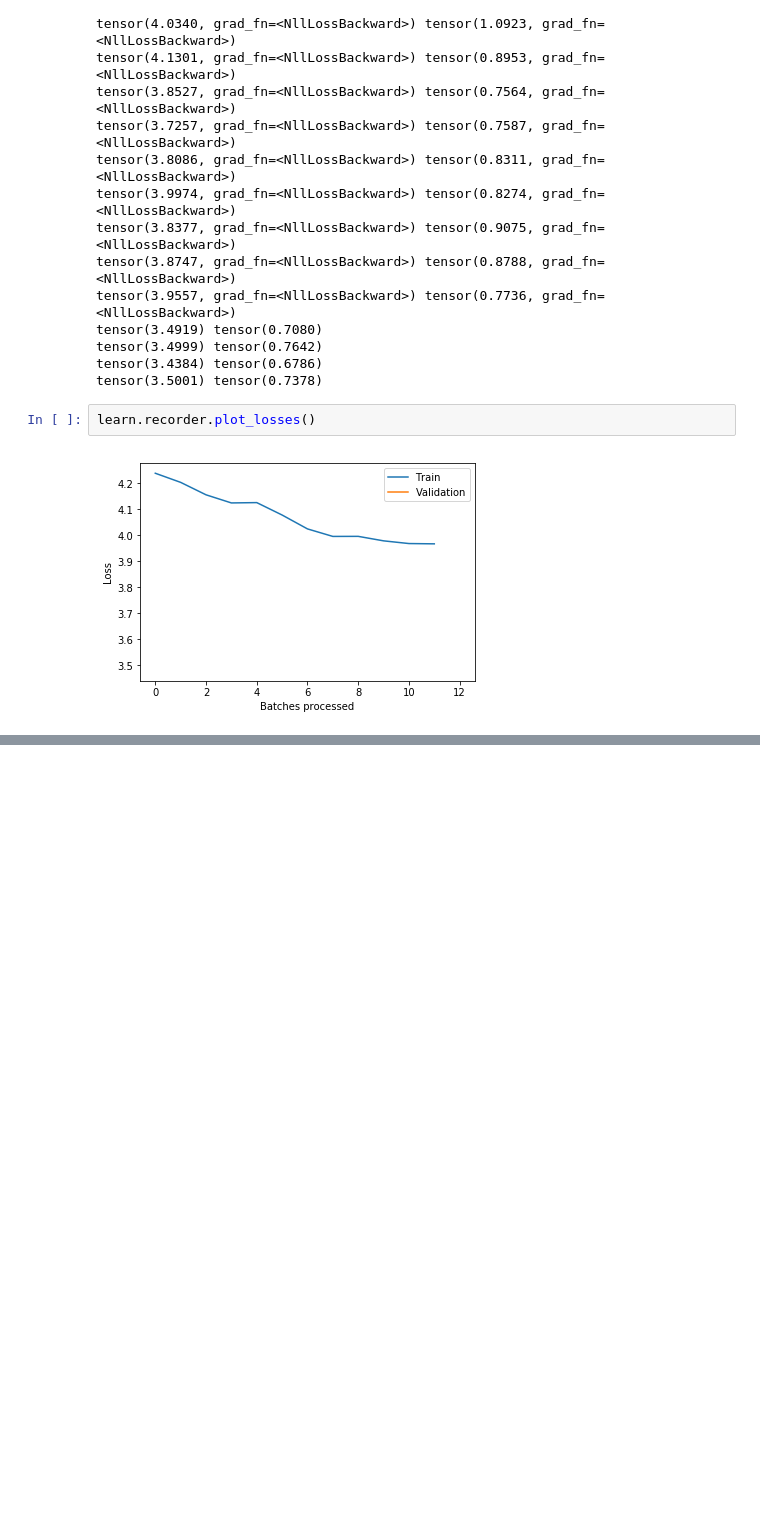
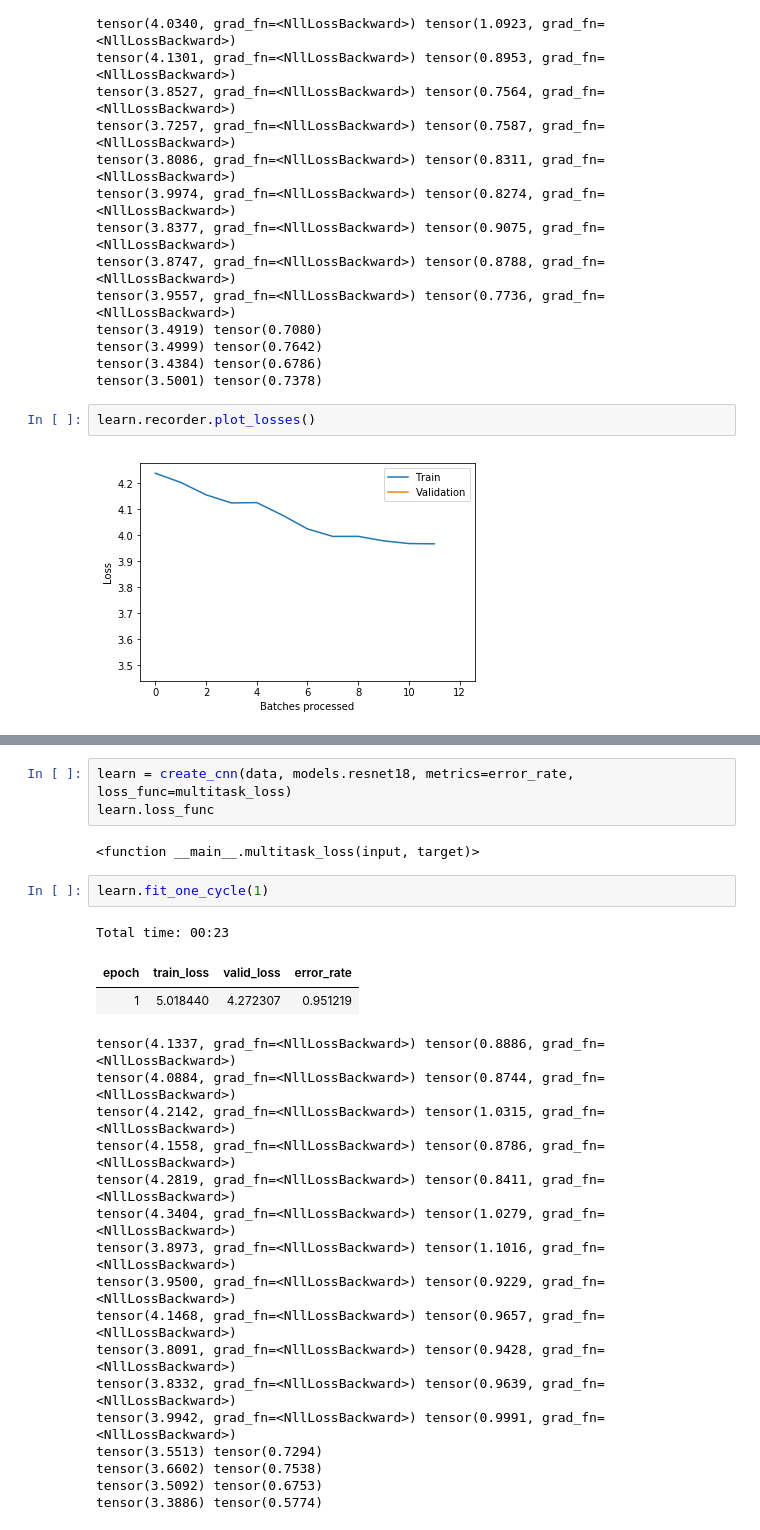
Before and after one commit to yang-zhang/yang-zhang.github.io, a Jupyter notebook: ds_code/fastai_multitask.ipynb, the cells around one changed output, grey strips where cells are left out. Drawn from its saved outputs; the diff is of its cells as text; blank space fills up the shorter version.

```diff
--- a/ds_code/fastai_multitask.ipynb
+++ b/ds_code/fastai_multitask.ipynb
@@ -474,0 +554,27 @@ learn.get_preds()
+# %%
+learn = create_cnn(data, models.resnet18, metrics=error_rate, loss_func=multitask_loss)
+learn.loss_func
+# %% [output]
+<function __main__.multitask_loss(input, target)>
+# %%
+learn.fit_one_cycle(1)
+# %% [output]
+Total time: 00:23
+| epoch | train_loss | valid_loss | error_rate |
+| 1 | 5.018440 | 4.272307 | 0.951219 |
+tensor(4.1337, grad_fn=<NllLossBackward>) tensor(0.8886, grad_fn=<NllLossBackward>)
+tensor(4.0884, grad_fn=<NllLossBackward>) tensor(0.8744, grad_fn=<NllLossBackward>)
+tensor(4.2142, grad_fn=<NllLossBackward>) tensor(1.0315, grad_fn=<NllLossBackward>)
+tensor(4.1558, grad_fn=<NllLossBackward>) tensor(0.8786, grad_fn=<NllLossBackward>)
+tensor(4.2819, grad_fn=<NllLossBackward>) tensor(0.8411, grad_fn=<NllLossBackward>)
+tensor(4.3404, grad_fn=<NllLossBackward>) tensor(1.0279, grad_fn=<NllLossBackward>)
+tensor(3.8973, grad_fn=<NllLossBackward>) tensor(1.1016, grad_fn=<NllLossBackward>)
+tensor(3.9500, grad_fn=<NllLossBackward>) tensor(0.9229, grad_fn=<NllLossBackward>)
+tensor(4.1468, grad_fn=<NllLossBackward>) tensor(0.9657, grad_fn=<NllLossBackward>)
+tensor(3.8091, grad_fn=<NllLossBackward>) tensor(0.9428, grad_fn=<NllLossBackward>)
+tensor(3.8332, grad_fn=<NllLossBackward>) tensor(0.9639, grad_fn=<NllLossBackward>)
+tensor(3.9942, grad_fn=<NllLossBackward>) tensor(0.9991, grad_fn=<NllLossBackward>)
+tensor(3.5513) tensor(0.7294)
+tensor(3.6602) tensor(0.7538)
+tensor(3.5092) tensor(0.6753)
+tensor(3.3886) tensor(0.5774)
```
Also changed, not shown: parts of 11 cells of this notebook.
